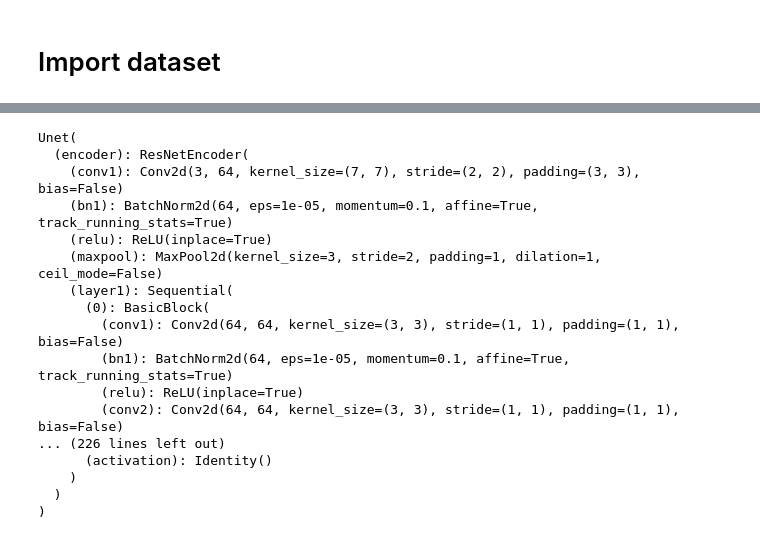
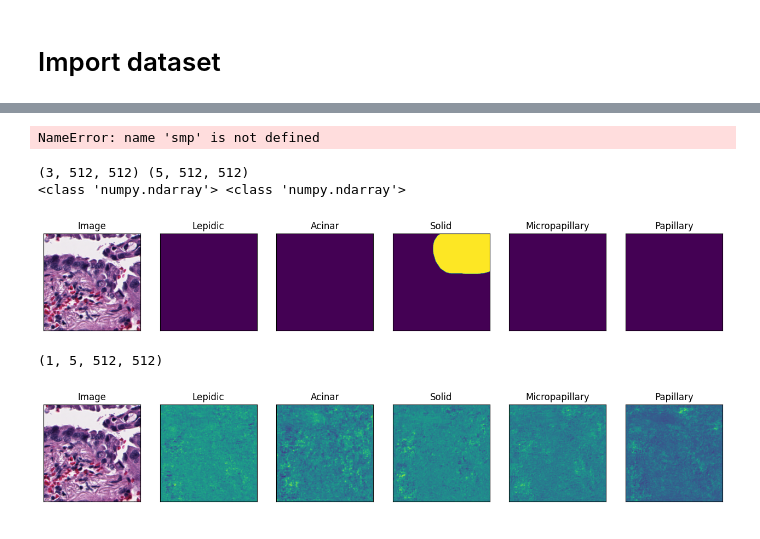
Before and after one commit to Naxocist/AILCAP, a Jupyter notebook: main/main_model.ipynb, the cells around one changed output, grey strips where cells are left out. Drawn from its saved outputs; the diff is of its cells as text; code cells hidden in the pictures.

```diff
--- a/main/main_model.ipynb
+++ b/main/main_model.ipynb
@@ -116,12 +117,13 @@ model = smp.create_model(
 # %%
 preprocessing_fn = smp.encoders.get_preprocessing_fn(ENCODER, ENCODER_WEIGHTS)
 # %%
-export_uri = r'D:\OneDrive-CMU\Desktop_Dell\QuPath\export'
+# export_uri = r'D:\OneDrive-CMU\Desktop_Dell\QuPath\export'
+export_uri = r'D:\NSC2024\QuPath_proj\export'
 dataset = Dataset(
     os.path.join(export_uri, 'images'),
     os.path.join(export_uri, 'masks'),
     classes=['lepidic', 'acinar', 'micropapillary', 'papillary', 'solid'],
-    # preprocessing=preprocessing_fn
+    preprocessing=preprocessing_fn
     )
 
 print(f"Loaded {len(dataset)} pairs of images and masks!")
@@ -256,25 +239,49 @@ torch.save(model.state_dict(), 'model_weights.pth')
 # %%
 model = smp.create_model(arch='unet', in_channels=3, classes=len(classes)) # we do not specify ``weights``, i.e. create untrained model
-model.load_state_dict(torch.load('model_weights.pth'))
+model.load_state_dict(torch.load('model_weights2.pth'))
+model.to(DEVICE)
 model.eval()
 # %% [output]
-Unet(
-  (encoder): ResNetEncoder(
-    (conv1): Conv2d(3, 64, kernel_size=(7, 7), stride=(2, 2), padding=(3, 3), bias=False)
-    (bn1): BatchNorm2d(64, eps=1e-05, momentum=0.1, affine=True, track_running_stats=True)
-    (relu): ReLU(inplace=True)
-    (maxpool): MaxPool2d(kernel_size=3, stride=2, padding=1, dilation=1, ceil_mode=False)
-    (layer1): Sequential(
-      (0): BasicBlock(
-        (conv1): Conv2d(64, 64, kernel_size=(3, 3), stride=(1, 1), padding=(1, 1), bias=False)
-        (bn1): BatchNorm2d(64, eps=1e-05, momentum=0.1, affine=True, track_running_stats=True)
-        (relu): ReLU(inplace=True)
-        (conv2): Conv2d(64, 64, kernel_size=(3, 3), stride=(1, 1), padding=(1, 1), bias=False)
-... (226 lines left out)
-      (activation): Identity()
-    )
-  )
-)
+NameError: name 'smp' is not defined
+# %%
+
+image, masks = test_dataset[randint(0, test_size-1)]
+# # image = image.cpu().numpy()
+# # masks = masks.cpu().numpy()
+
+print(image.shape, masks.shape)
+print(type(image), type(masks))
+
+image_swapaxes = np.swapaxes(image, 0, 1)
+image_swapaxes = np.swapaxes(image_swapaxes, 1, 2)
+visualize(
+    image=image_swapaxes,
+    lepidic=masks[0],
+    acinar=masks[1],
+    solid=masks[2],
+    micropapillary=masks[3],
+    papillary=masks[4]
+)
+
+image_tensor = torch.Tensor(image)
+image_tensor = image_tensor.unsqueeze(0)
+pred = model(torch.Tensor(image_tensor)).detach().numpy()
+print(pred.shape)
+
+visualize(
+    image=image_swapaxes,
+    lepidic=pred[0][0],
+    acinar=pred[0][1],
+    solid=pred[0][2],
+    micropapillary=pred[0][3],
+    papillary=pred[0][4]
+)
+# %% [output]
+(3, 512, 512) (5, 512, 512)
+<class 'numpy.ndarray'> <class 'numpy.ndarray'>
+[figure, added]
+(1, 5, 512, 512)
+[figure, added]
 # %%
 def gray_to_rgb(x):
     x_reshaped = np.concatenate([x] * 3, axis=-1)
```
Also changed, not shown: parts of 12 cells of this notebook, 15 other files.
